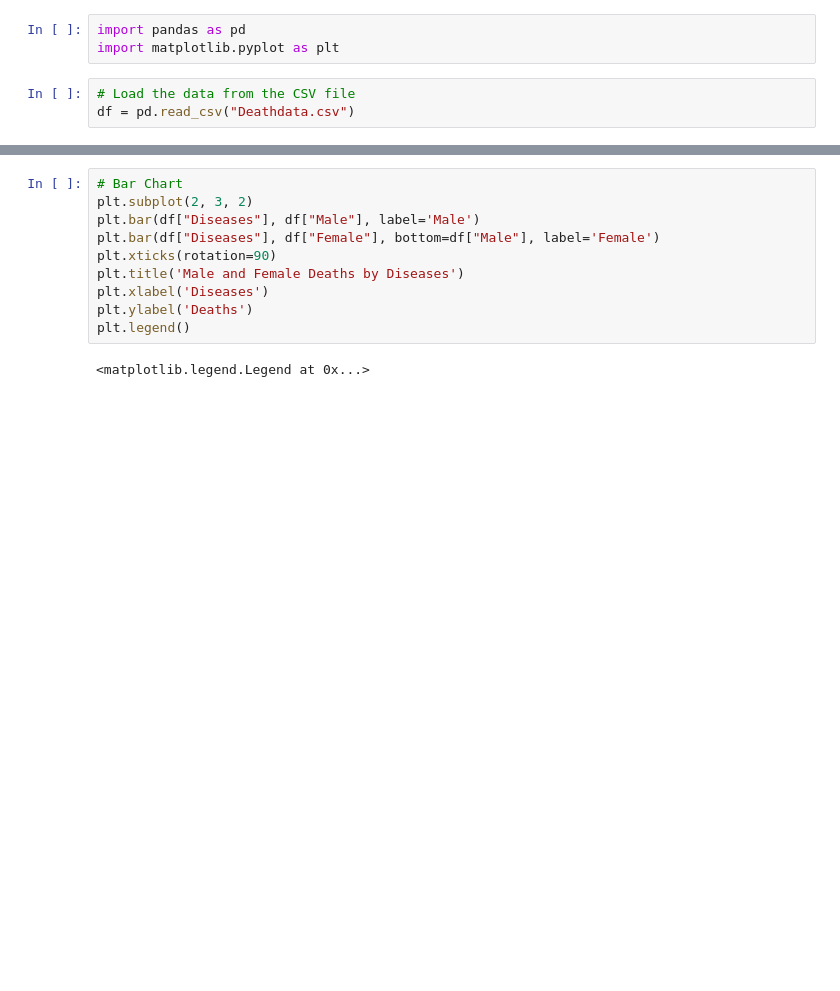
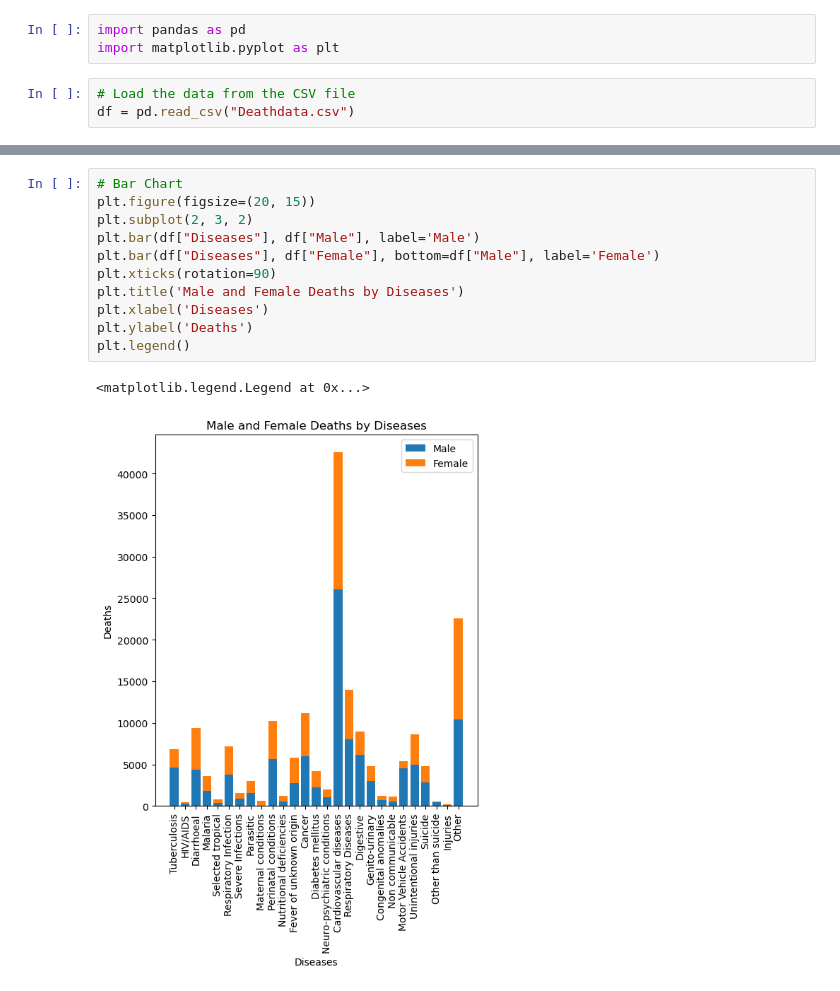
Before and after one commit to rahulraj14994/Deathdata, a Jupyter notebook: Deathdata.ipynb, the cells around one changed output, grey strips where cells are left out. Saved outputs shown, nothing was run; the diff lists cells and outputs as text; blank space fills up the shorter version.

```diff
--- a/Deathdata.ipynb
+++ b/Deathdata.ipynb
@@ -24,14 +19,16 @@ Text(0, 0.5, 'Deaths')
 # %%
 # Bar Chart
+plt.figure(figsize=(20, 15))
 plt.subplot(2, 3, 2)
 plt.bar(df["Diseases"], df["Male"], label='Male')
 plt.bar(df["Diseases"], df["Female"], bottom=df["Male"], label='Female')
 plt.xticks(rotation=90)
 plt.title('Male and Female Deaths by Diseases')
 plt.xlabel('Diseases')
 plt.ylabel('Deaths')
 plt.legend()
 # %% [output]
 <matplotlib.legend.Legend at 0x...>
+[figure, added]
 # %%
 # Histogram
```
Also changed, not shown: parts of 6 cells of this notebook.
